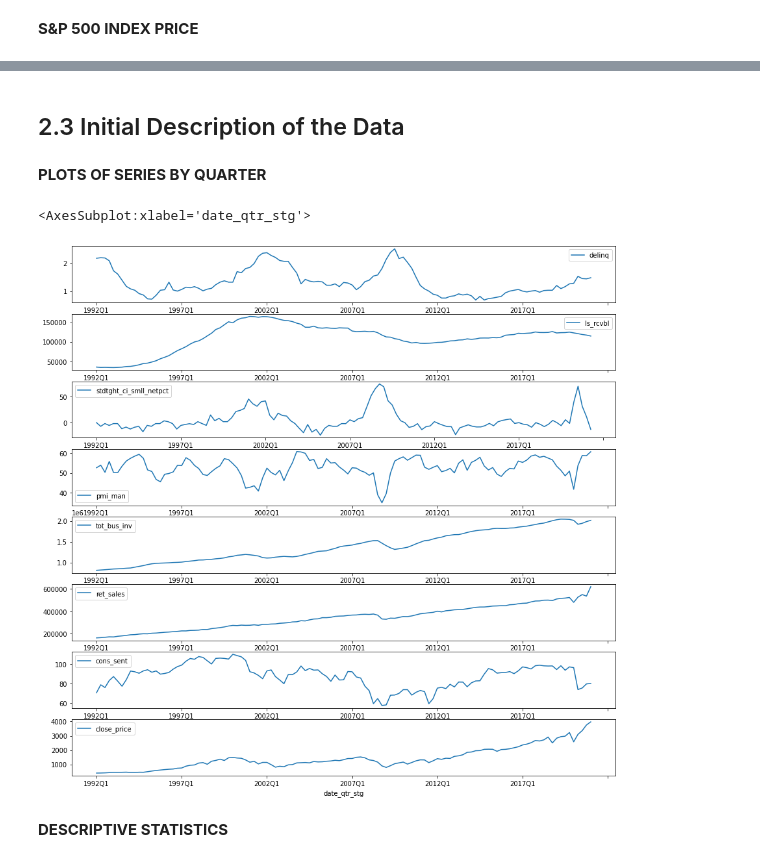
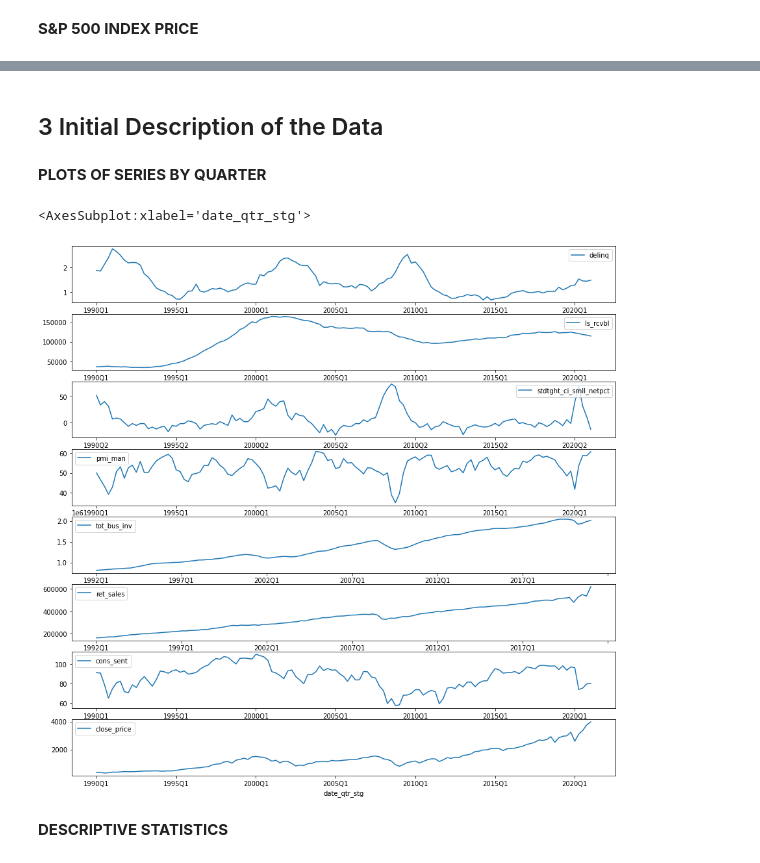
Before and after one commit to gskalski267/springboard, a Jupyter notebook: Capstone_Project_2/notebooks/Cap2_Data_Wrangling.ipynb, the cells around one changed output, grey strips where cells are left out. Cells and saved outputs as stored; diff of their text form; code cells hidden in the pictures.

Commit message:
Cap2 Data Wrangling, format headings

```diff
--- a/Capstone_Project_2/notebooks/Cap2_Data_Wrangling.ipynb
+++ b/Capstone_Project_2/notebooks/Cap2_Data_Wrangling.ipynb
@@ -20,7 +37,7 @@ import matplotlib.pyplot as plt
 # %% [markdown]
 <b>DATA FILES - ECONOMIC SERIES</b>
 # %%
-path_raw_data = '../raw_data/'
+path_raw_data = '../data/'
 #data_label_list = [ 'retsales', 'totbusinv', 'delinq_lease', 'leasercvbl', 'loanstdrd', 'ism_man_pmi', 'conssent' ]
 for flnm in os.listdir(path_raw_data):
     if flnm.endswith('.csv'):
@@ -126,7 +143,7 @@ df_consent.head(3)
 #import yfinance as yf
 #df_sp500 = yf.download(tickers='^GSPC',interval='1d',auto_adjust=True,start='1987-01-01',end='2021-04-30')
 #df_sp500.to_pickle('../raw_data/sp500index_daily_20210531.pkl')
-df_sp500 = pd.read_pickle('../raw_data/sp500index_daily_20210531.pkl')
+df_sp500 = pd.read_pickle('../data/sp500index_daily_20210531.pkl')
 df_sp500.drop(columns=['Open','High','Low','Volume'],inplace=True)
 df_sp500.head(3)
 # %% [output]
@@ -468,25 +485,25 @@ None
 4   258.890015 1988-03-31       1988Q1
 5   273.500000 1988-06-30       1988Q2
 # %% [markdown]
-## 2.3 Initial Description of the Data
+## 3 Initial Description of the Data
 # %% [markdown]
 <b>PLOTS OF SERIES BY QUARTER<b>
 # %%
 # plot >= 1987Q1 (first deliquency data point)
-date_qtr_start = '1992Q1'
+date_qtr_start = '1990Q1'
 fig, axes = plt.subplots(nrows=8,ncols=1,figsize=(15,15))
 
 df_delinq_lease.loc[df_delinq_lease['date_qtr_stg'] >= date_qtr_start].plot(ax=axes[0],y='delinq',x='date_qtr_stg',kind='line')
 df_leasercvbl.loc[df_leasercvbl['date_qtr_stg'] >= date_qtr_start].plot(ax=axes[1],y='ls_rcvbl',x='date_qtr_stg',kind='line')
 df_loanstdrd.loc[df_loanstdrd['date_qtr_stg'] >= date_qtr_start].plot(ax=axes[2],y='stdtght_ci_smll_netpct',x='date_qtr_stg',kind='line')
 df_ism_man_pmi.loc[df_ism_man_pmi['date_qtr_stg'] >= date_qtr_start].plot(ax=axes[3],y='pmi_man',x='date_qtr_stg',kind='line')
 df_totbusinv.loc[df_totbusinv['date_qtr_stg'] >= date_qtr_start].plot(ax=axes[4],y='tot_bus_inv',x='date_qtr_stg',kind='line')
 df_retsales.loc[df_retsales['date_qtr_stg'] >= date_qtr_start].plot(ax=axes[5],y='ret_sales',x='date_qtr_stg',kind='line')
 df_consent.loc[df_consent['date_qtr_stg'] >= date_qtr_start].plot(ax=axes[6],y='cons_sent',x='date_qtr_stg',kind='line')
 df_sp500.loc[df_sp500['date_qtr_stg'] >= date_qtr_start].plot(ax=axes[7],y='close_price',x='date_qtr_stg',kind='line')
 # %% [output]
 <AxesSubplot:xlabel='date_qtr_stg'>
-[figure, old version]
+[figure, new version]
 # %% [markdown]
 <b>DESCRIPTIVE STATISTICS<b>
 # %%
```
Also changed, not shown: parts of 7 cells of this notebook.
